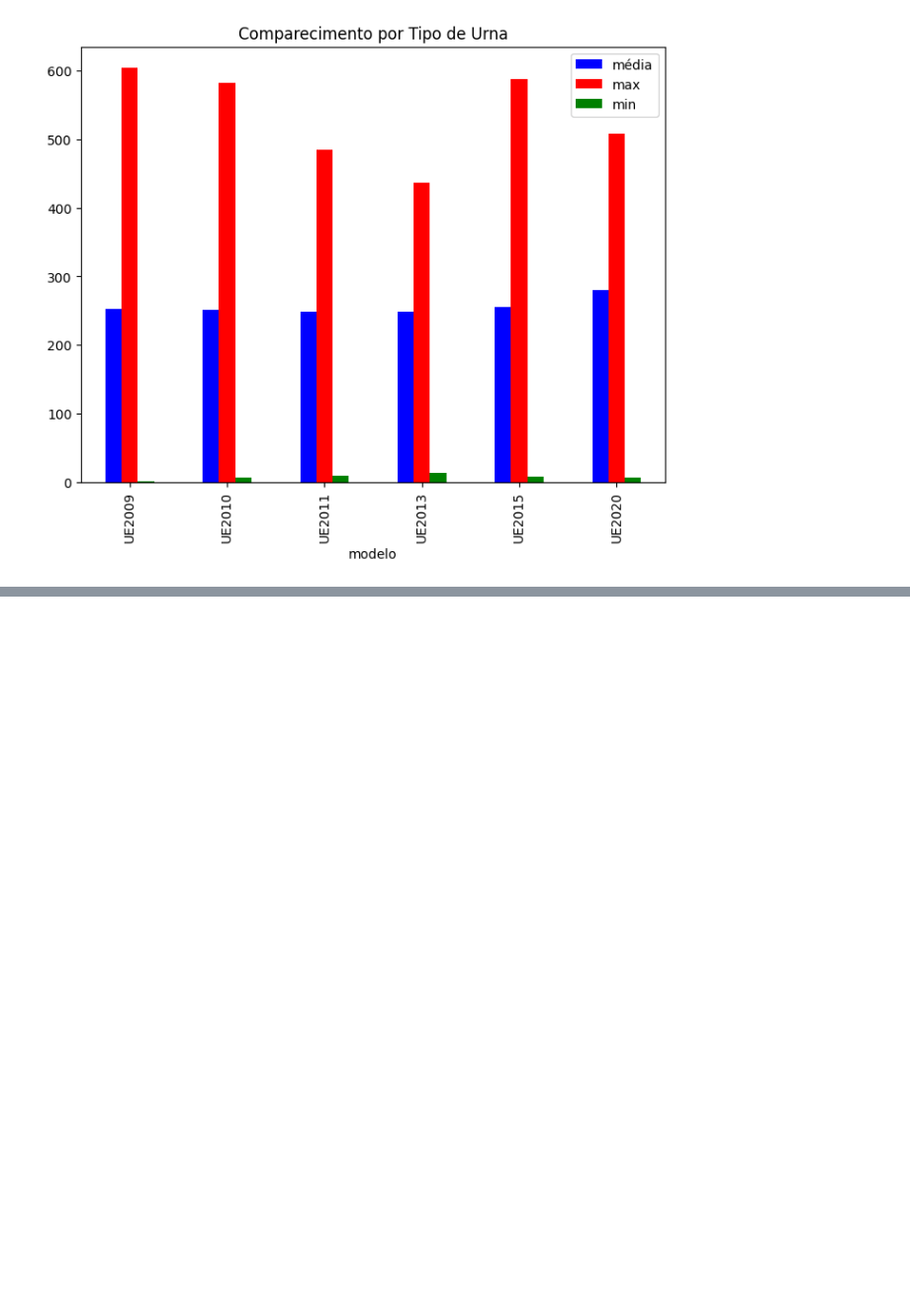
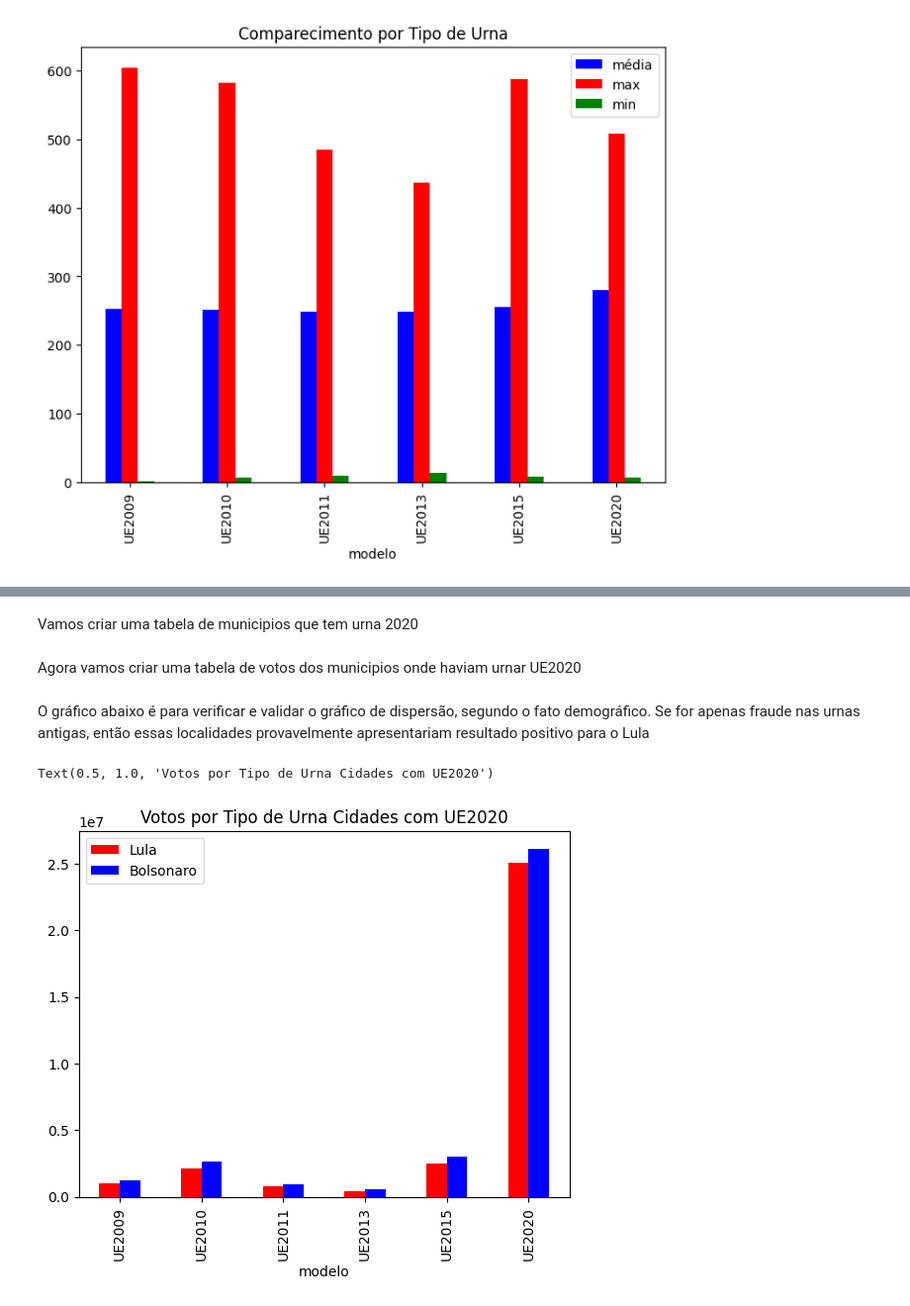
Before and after one commit to NinoCoelho/process_tse_logjez, a Jupyter notebook: auditoriaEleicoes.ipynb, the cells around one changed output, grey strips where cells are left out. Shown at 99% size. Drawn from its saved outputs; the diff is of its cells as text; code cells hidden in the pictures; blank space fills up the shorter version.

```diff
--- a/auditoriaEleicoes.ipynb
+++ b/auditoriaEleicoes.ipynb
@@ -274,0 +260,15 @@ Olhando o gráfico acima fica então evidente de que a afirmação dos especiali
+# %% [markdown]
+Vamos criar uma tabela de municipios que tem urna 2020
+# %%
+municipiosUE2020 = votosPresidente.query("modelo == 'UE2020'")[['municipio']].drop_duplicates()
+# %% [markdown]
+Agora vamos criar uma tabela de votos dos municipios onde haviam urnar UE2020
+# %%
+votosPresidenteMunicipiosComUE2020 = votosPresidente.join(municipiosUE2020.set_index('municipio'), on='municipio', lsuffix='old_', how='inner')
+# %% [markdown]
+O gráfico abaixo é para verificar e validar o gráfico de dispersão, segundo o fato demográfico. Se for apenas fraude nas urnas antigas, então essas localidades provavelmente apresentariam resultado positivo para o Lula
+# %%
+votosPresidenteMunicipiosComUE2020[['UF','modelo','Lula','Bolsonaro']].groupby(['modelo']).sum(numeric_only=True).plot.bar(color=['red','blue']).set_title("Votos por Tipo de Urna Cidades com UE2020")
+# %% [output]
+Text(0.5, 1.0, 'Votos por Tipo de Urna Cidades com UE2020')
+[figure, added]
```
Also changed, not shown: parts of 8 cells of this notebook.
